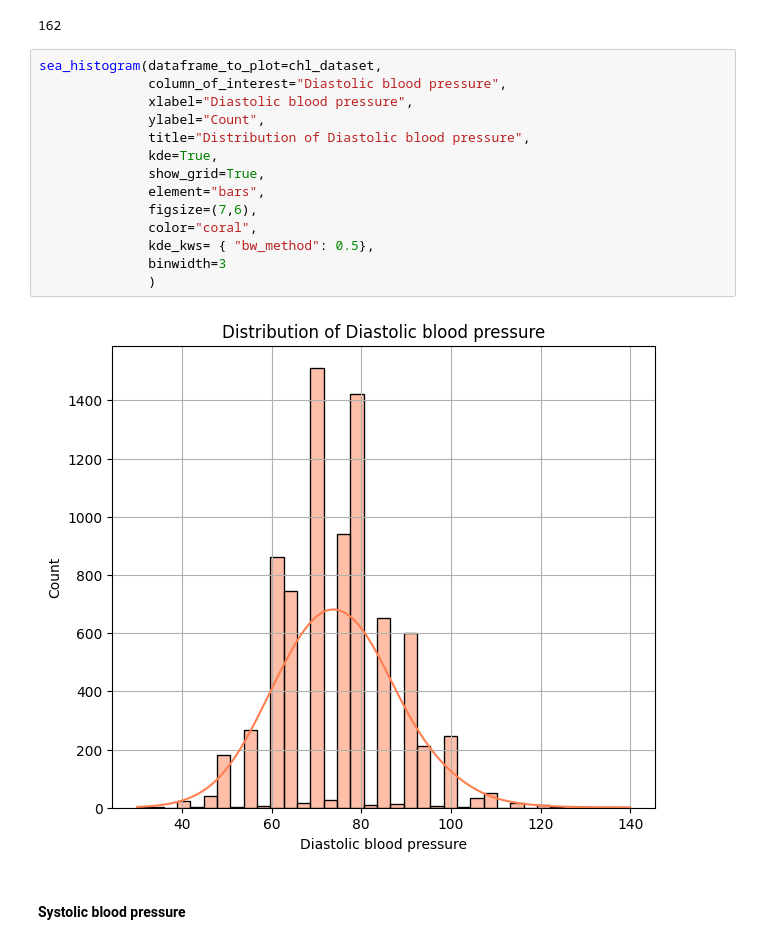
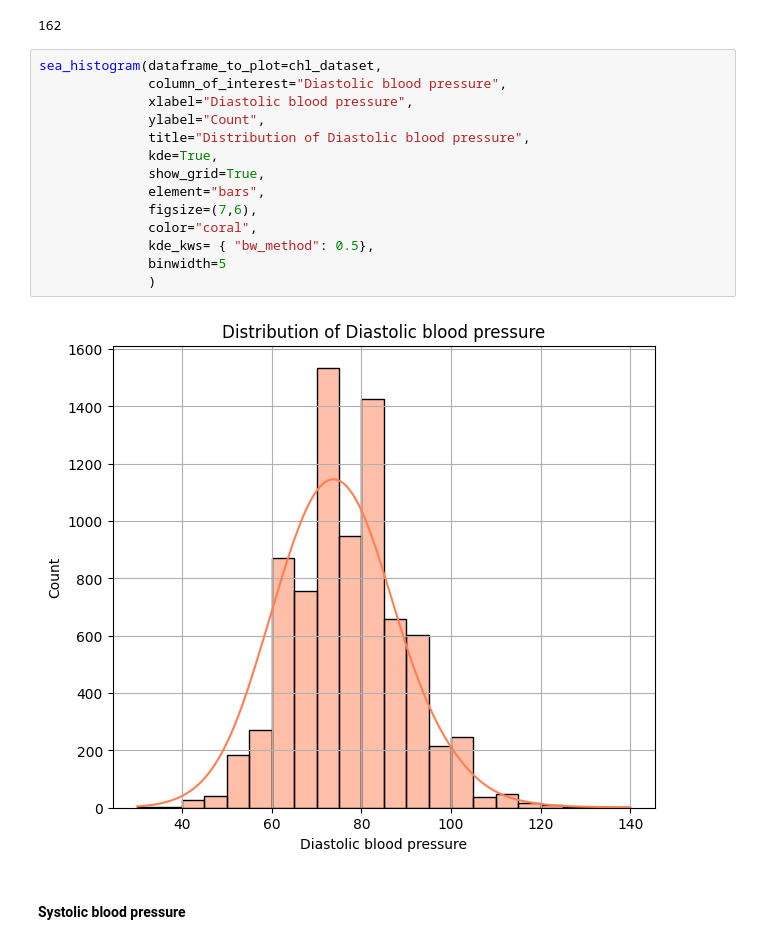
Before and after one commit to davide-marchi/clinical-data-encoding, a Jupyter notebook: Cleaning_Data.ipynb, the cells around one changed output. Saved outputs shown, nothing was run; the diff lists cells and outputs as text.

```diff
--- a/Cleaning_Data.ipynb
+++ b/Cleaning_Data.ipynb
@@ -841,19 +845,19 @@ chl_dataset["Diastolic blood pressure"].isna().sum()
 # %%
 sea_histogram(dataframe_to_plot=chl_dataset,
               column_of_interest="Diastolic blood pressure",
               xlabel="Diastolic blood pressure",
               ylabel="Count",
               title="Distribution of Diastolic blood pressure",
               kde=True,
               show_grid=True,
               element="bars",
               figsize=(7,6),
               color="coral",
               kde_kws= { "bw_method": 0.5},
-              binwidth=3
+              binwidth=5
               )
 # %% [output]
-[figure, old version]
+[figure, new version]
 # %% [markdown]
 #### Systolic blood pressure
 # %%
```
Also changed, not shown: parts of 9 cells of this notebook.
